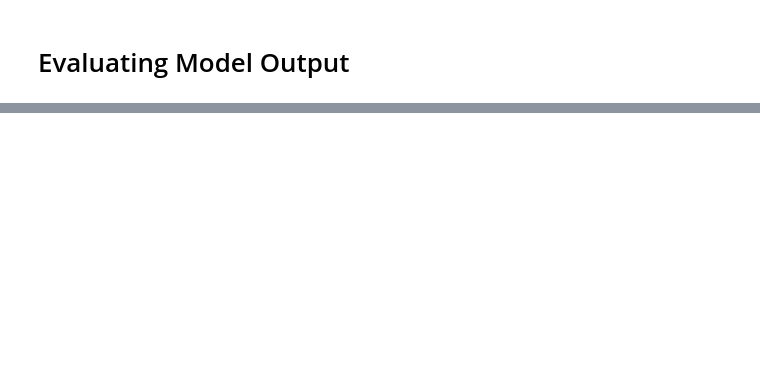
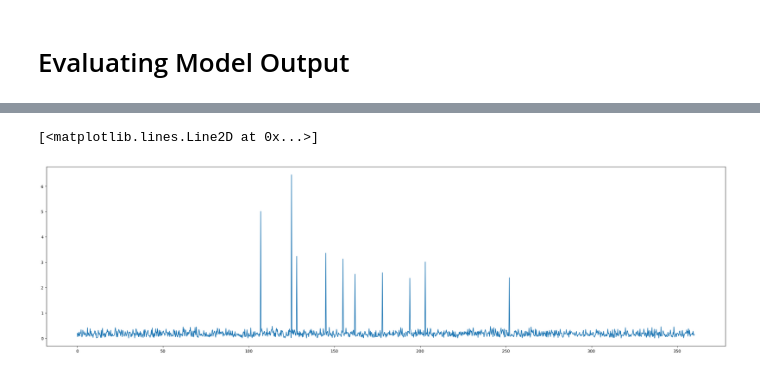
Before and after one commit to outlawhayden/iono-net, a Jupyter notebook: model/examine_psi_vals.ipynb, the cells around one changed output, grey strips where cells are left out. Cells and saved outputs as stored; diff of their text form; code cells hidden in the pictures; blank space fills up the shorter version.

```diff
--- a/model/examine_psi_vals.ipynb
+++ b/model/examine_psi_vals.ipynb
@@ -203,0 +305,11 @@ def evaluate_image(domain, window_func, signal, psi_obj, F=100, dx=0.25):
+# %%
+true_image_10 = pd.read_csv('/home/houtlaw/iono-net/data/SAR_AF_ML_toyDataset_etc/radar_coeffs_csv_small/nuStruct_withSpeckle_20241117_203151.csv').iloc[:,10]
+x_range = pd.read_csv('/home/houtlaw/iono-net/data/SAR_AF_ML_toyDataset_etc/radar_coeffs_csv_small/meta_X_20241117_203151.csv').iloc[:,0].values
+true_image_clean_10 = true_image_10.map(convert_to_complex).map(np.absolute)
+
+
+fig = plt.figure(figsize=(30, 8))
+plt.plot(x_range, true_image_clean_10)
+# %% [output]
+[<matplotlib.lines.Line2D at 0x...>]
+[figure, added]
```
Also changed, not shown: parts of 15 cells of this notebook, 18 other files.
